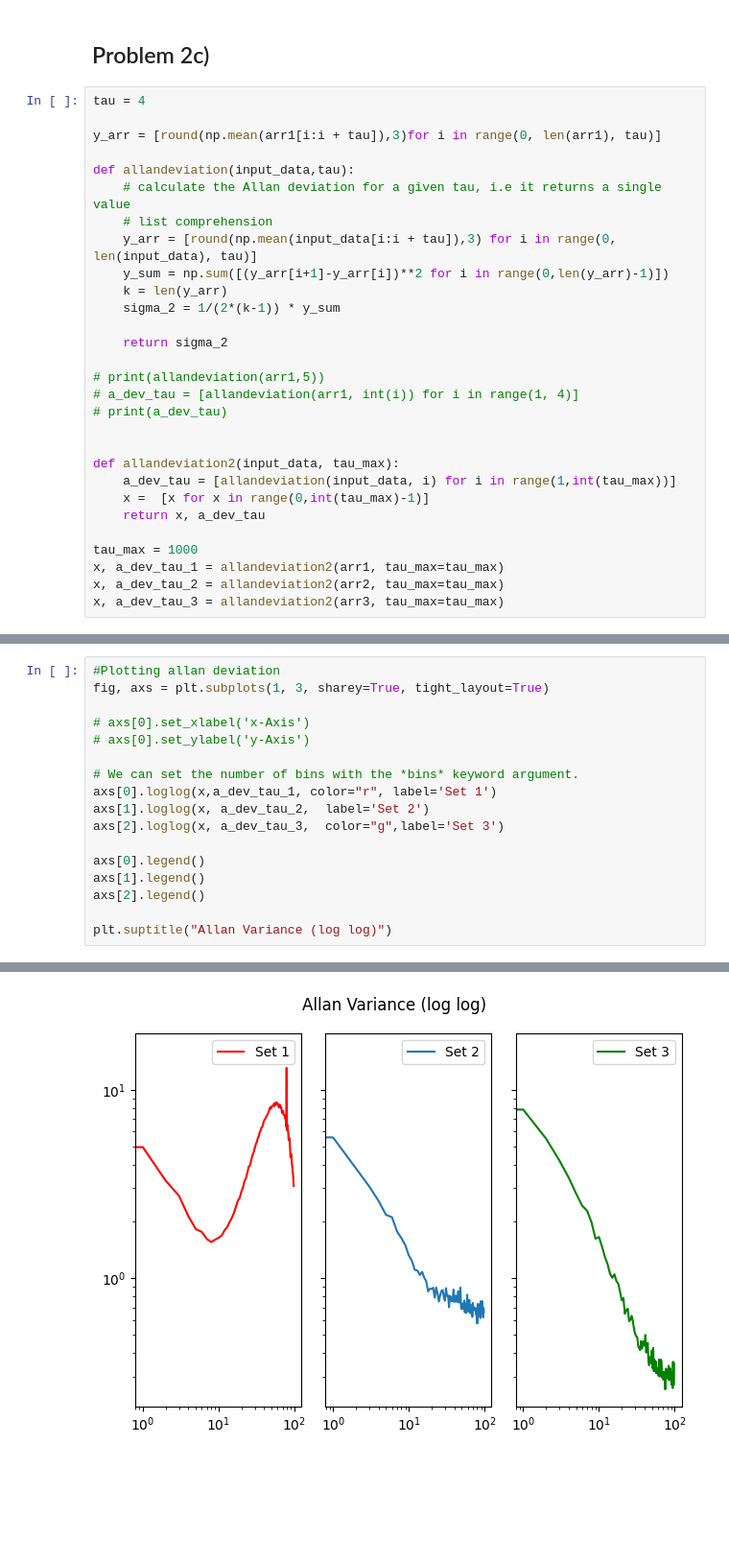
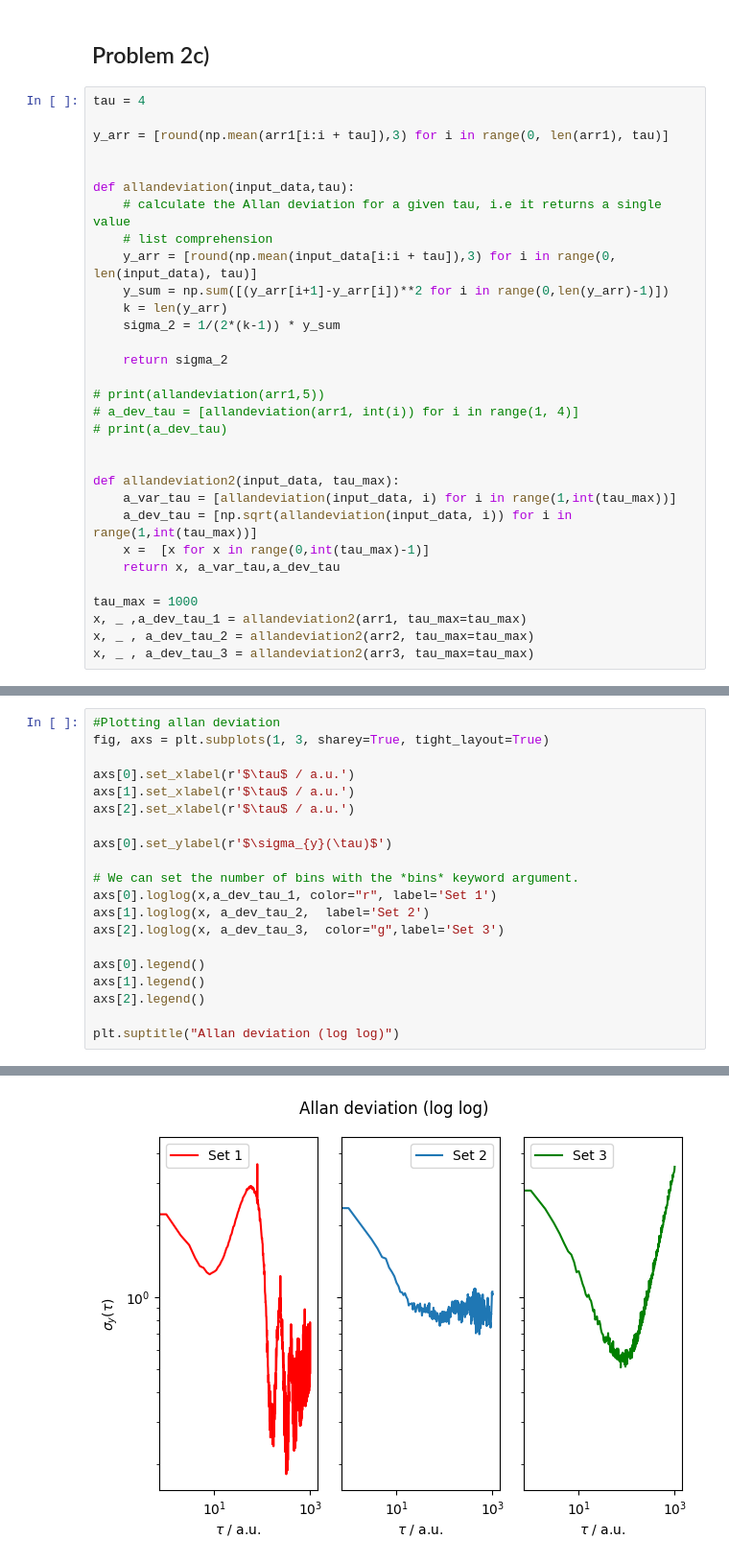
Before and after one commit to MXM1796/Quantum_technology_2024, a Jupyter notebook: Exercise 1/qt_sheet1_exercise2.ipynb, the cells around one changed output, grey strips where cells are left out. Shown at 96% size. Cells and saved outputs as stored; diff of their text form; blank space fills up the shorter version.

```diff
--- a/Exercise 1/qt_sheet1_exercise2.ipynb
+++ b/Exercise 1/qt_sheet1_exercise2.ipynb
@@ -58,7 +58,8 @@ axs[2].legend()
 # %%
 tau = 4
 
-y_arr = [round(np.mean(arr1[i:i + tau]),3)for i in range(0, len(arr1), tau)]
+y_arr = [round(np.mean(arr1[i:i + tau]),3) for i in range(0, len(arr1), tau)]
+
 
 def allandeviation(input_data,tau):
     # calculate the Allan deviation for a given tau, i.e it returns a single value
@@ -76,11 +77,12 @@ def allandeviation(input_data,tau):
 
 
 def allandeviation2(input_data, tau_max):
-    a_dev_tau = [allandeviation(input_data, i) for i in range(1,int(tau_max))]
+    a_var_tau = [allandeviation(input_data, i) for i in range(1,int(tau_max))]
+    a_dev_tau = [np.sqrt(allandeviation(input_data, i)) for i in range(1,int(tau_max))]
     x =  [x for x in range(0,int(tau_max)-1)]
-    return x, a_dev_tau
+    return x, a_var_tau,a_dev_tau
 
 tau_max = 1000
-x, a_dev_tau_1 = allandeviation2(arr1, tau_max=tau_max)
-x, a_dev_tau_2 = allandeviation2(arr2, tau_max=tau_max)
-x, a_dev_tau_3 = allandeviation2(arr3, tau_max=tau_max)
+x, _ ,a_dev_tau_1 = allandeviation2(arr1, tau_max=tau_max)
+x, _ , a_dev_tau_2 = allandeviation2(arr2, tau_max=tau_max)
+x, _ , a_dev_tau_3 = allandeviation2(arr3, tau_max=tau_max)
@@ -110,8 +113,11 @@ Text(0.5, 0.98, 'Allan Variance')
 #Plotting allan deviation
 fig, axs = plt.subplots(1, 3, sharey=True, tight_layout=True)
 
-# axs[0].set_xlabel('x-Axis')
-# axs[0].set_ylabel('y-Axis')
+axs[0].set_xlabel(r'$\tau$ / a.u.')
+axs[1].set_xlabel(r'$\tau$ / a.u.')
+axs[2].set_xlabel(r'$\tau$ / a.u.')
+
+axs[0].set_ylabel(r'$\sigma_{y}(\tau)$')
 
 # We can set the number of bins with the *bins* keyword argument.
 axs[0].loglog(x,a_dev_tau_1, color="r", label='Set 1')
@@ -122,5 +128,5 @@ axs[0].legend()
 axs[1].legend()
 axs[2].legend()
 
-plt.suptitle("Allan Variance (log log)")
+plt.suptitle("Allan deviation (log log)")
 # %% [output]
@@ -128 +134 @@ Text(0.5, 0.98, 'Allan Variance (log log)')
-[figure, old version]
+[figure, new version]
```
Also changed, not shown: parts of 5 cells of this notebook.
